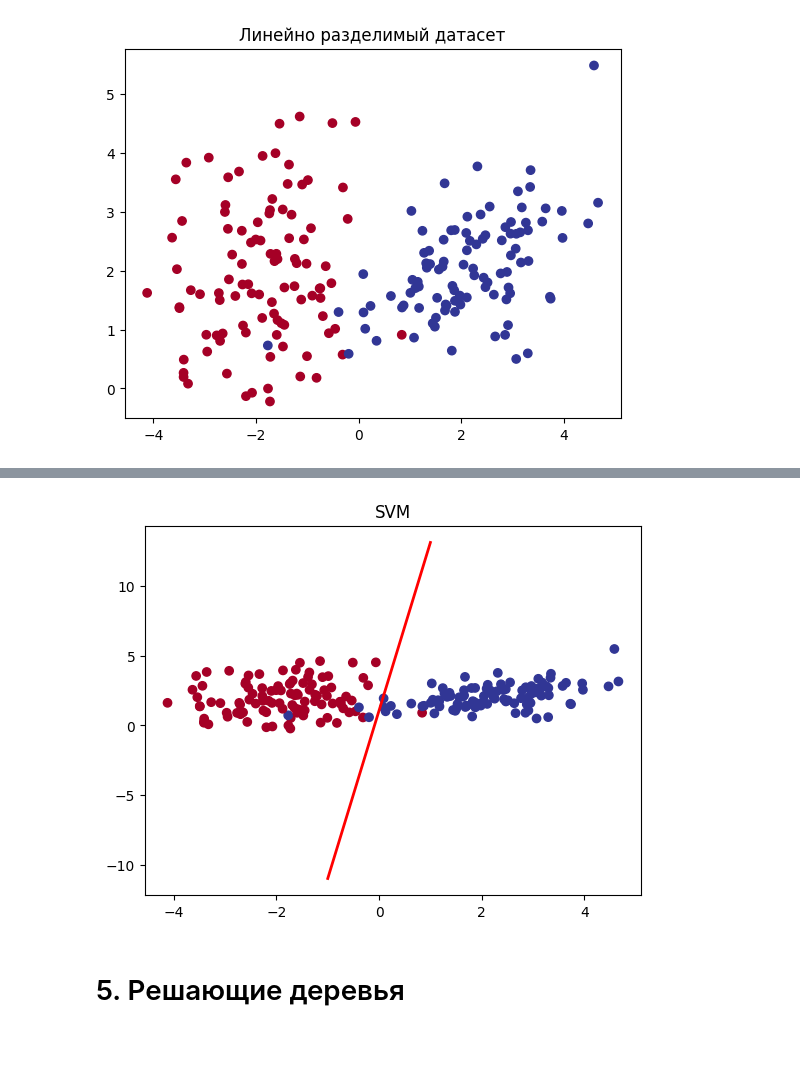
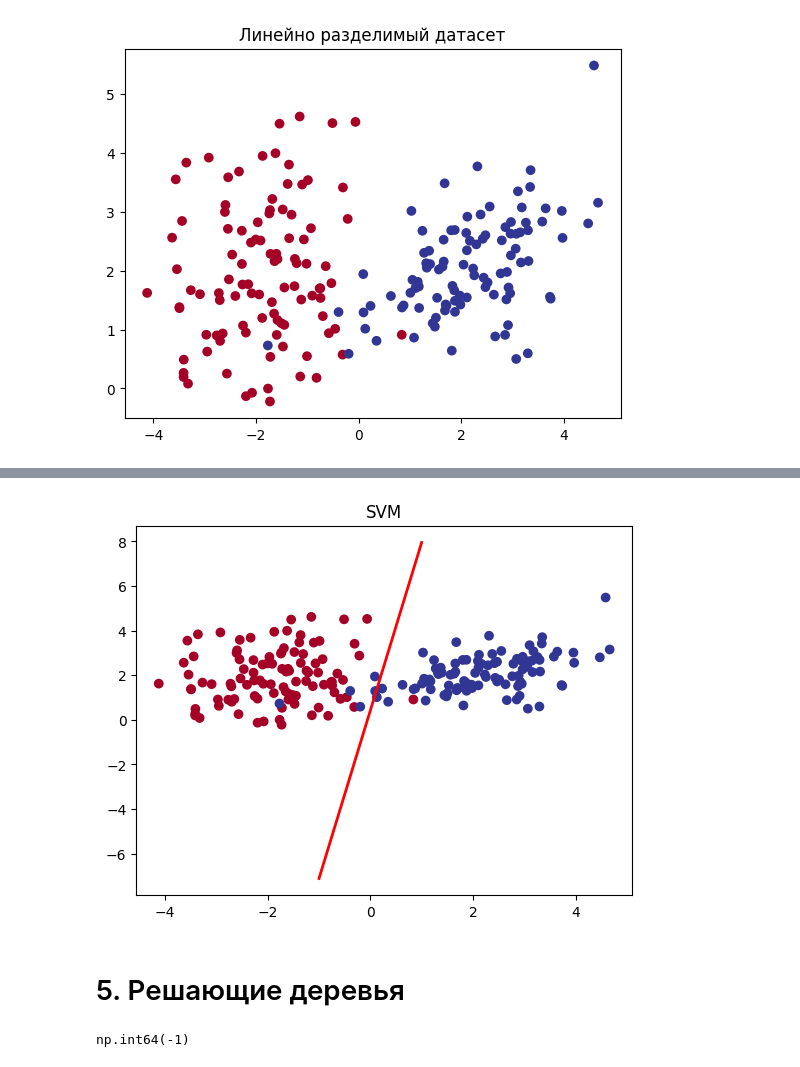
Before and after one commit to bleeeana/ml_methods, a Jupyter notebook: methods.ipynb, the cells around one changed output, grey strips where cells are left out. Drawn from its saved outputs; the diff is of its cells as text; code cells hidden in the pictures.

Commit message:
finish tree

```diff
--- a/methods.ipynb
+++ b/methods.ipynb
@@ -451,7 +451,7 @@ class SVMMethod:
         self.weights = np.array([])
         self.loss = 0
         self.threshold = 0.1
-        self.learning_rate = 1e-2
+        self.learning_rate = 1e-3
         self.epoch = 0
         self.std = []
         self.mean = []
@@ -524,7 +524,6 @@ class SVMMethod:
         plt.title('SVM')
         x1_min, x1_max = -1, 1
         w0, w1, w2 = self.weights.flatten()
-        print(w0, w1, w2)
         # w1 * x1 + w2 * x2 - w0 = 0
         # x2 = (w0 - w1 * x1) / w2
         x2_min = (w0 - w1 * x1_min) / w2
@@ -538,6 +537,6 @@ y_label = ["y"]
 x = np.array([[3, 3]])
 model = SVMMethod(svm_dataset1, 1000)
 model.fit(x_label, y_label)
-model.predict(x)
+print(model.predict(x))
 model.plot()
 # %% [output]
@@ -561,4 +560,4 @@ epoch 10000, loss = 13.379019535443476, accuracy = 0.98
-[figure, old version]
+[figure, new version]
 # %% [markdown]
 # 5. Решающие деревья
 # %%
@@ -585,10 +584,34 @@ class SolvingTreeModel:
     def fit(self, x_label: list, y_label: str):
         x = self.dataset[x_label].to_numpy()
         y = self.dataset[y_label].to_numpy()
-        self.root = self.grow_tree(self.X, self.Y, 0)
+        self.root = self.grow_tree(x, y, 0)
 
+    def predict(self, x: np.array):
+        current_node = self.root
+        while current_node.prediction == None:
+            if x[:, current_node.feature_index] < current_node.threshold:
+                current_node = current_node.child_left
+            else:
+                current_node = current_node.child_right
+        return current_node.prediction
 
-    def best_split(self, x: np.array, y: np.array):
+    def best_split(self, x: np.array, y: np.array) -> SolvingTreeNode:
+        min_loss = float('inf')
+        best_threshold = 0
+        best_feature_index = 0
+        for feature_index, feature in enumerate(x.T):
+            for i in range(x.shape[0]):
+                current_threshold = feature[i]
+                left = feature <= current_threshold
+                right = ~ left
+                left_loss = self.loss(y[left])
+                right_loss = self.loss(y[right])
+                loss_value = left_loss * len(left) / len(y) + right_loss * len(right) / len(y)
+                if loss_value < min_loss:
+                    best_threshold = current_threshold
+                    min_loss = loss_value
+                    best_feature_index = feature_index
+        return best_threshold, best_feature_index
 
 
     def grow_tree(self, x : np.array, y: np.array, depth) -> SolvingTreeNode:
@@ -612,23 +635,35 @@ class SolvingTreeModel:
         left_data = x[:, feature_index] <= threshold
         right_data = ~left_data
 
-        new_node.child_left = self.grow_tree(x[left_data], y[left_data])
-        new_node.child_right = self.grow_tree(x[right_data], y[right_data])
+        new_node.child_left = self.grow_tree(x[left_data], y[left_data], depth + 1)
+        new_node.child_right = self.grow_tree(x[right_data], y[right_data], depth + 1)
 
         return new_node
 
+    def check_finish(self, depth, num_samples, num_classes) -> bool:
+        return (depth > self.max_depth or num_samples <= self.min_samples or num_classes == 1)
 
-    def check_finish(self, depth, num_samples, num_classes) -> bool:
-        return (depth > self.max_depth and num_samples <= self.min_samples and num_classes == 1)
+    def count_probabilities(self, y: np.array):
+        _, counts = np.unique(y, return_counts=True)
+        return counts / y.shape[0]
 
-    def sample_probability(self, data: np.array, value):
-        return (np.count_nonzero(data == 2)) / len(data)
+    def entropy_loss(self, y: np.array):
+        probs = self.count_probabilities(y)
+        return -np.sum([np.log(prob) * prob for prob in probs])
 
-    def entropy_loss(self):
-        pass
+    def gini_impurity_loss(self, y: np.array):
+        probs = self.count_probabilities(y) ** 2
+        return 1 - np.sum(probs)
 
-    def gini_impurity_loss(self):
-        pass
+
+x_label = ["x1", "x2"]
+y_label = ["y"]
+x = np.array([[-1, 0]])
+model = SolvingTreeModel(svm_dataset1, 6, 6, 1)
+model.fit(x_label, y_label)
+model.predict(x)
+# %% [output]
+np.int64(-1)
 # %%
 class RandomForestModel:
     def __init__(self):
```
Also changed, not shown: parts of 1 cell of this notebook.
